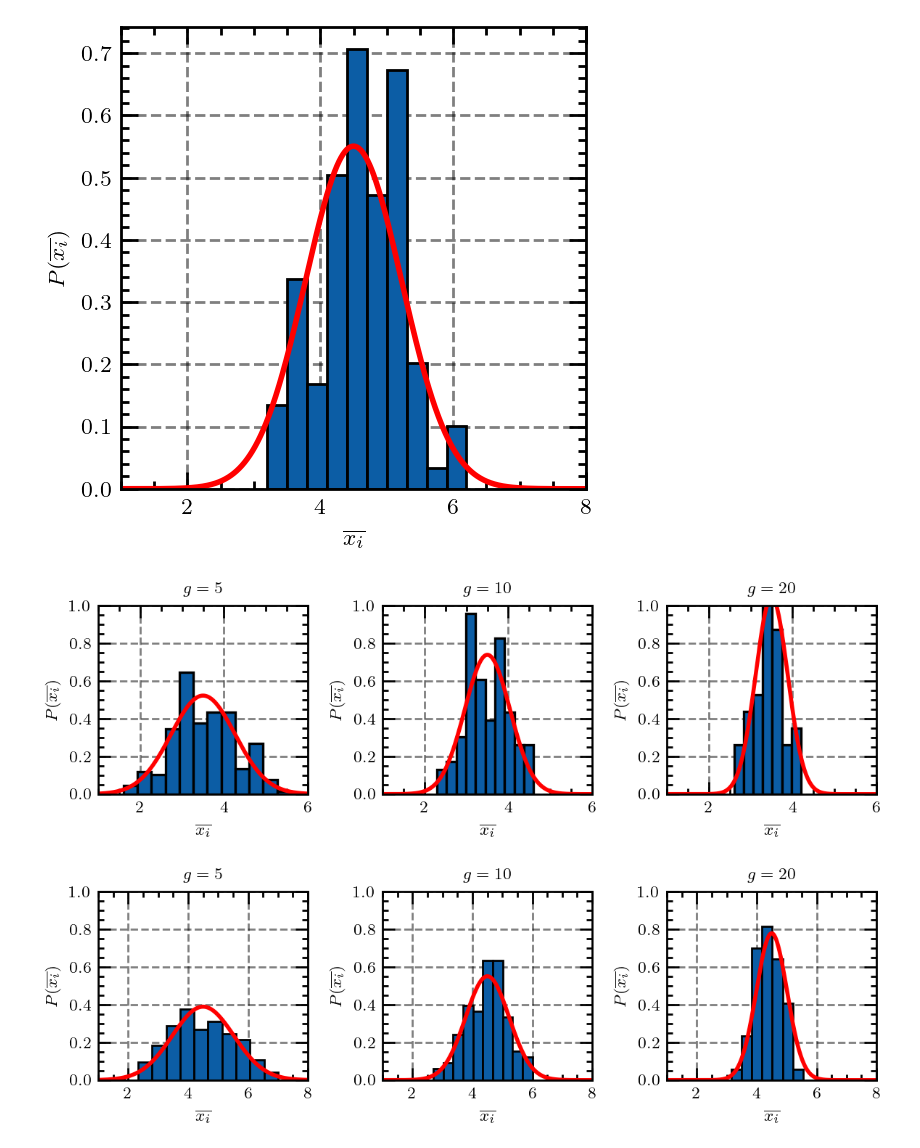
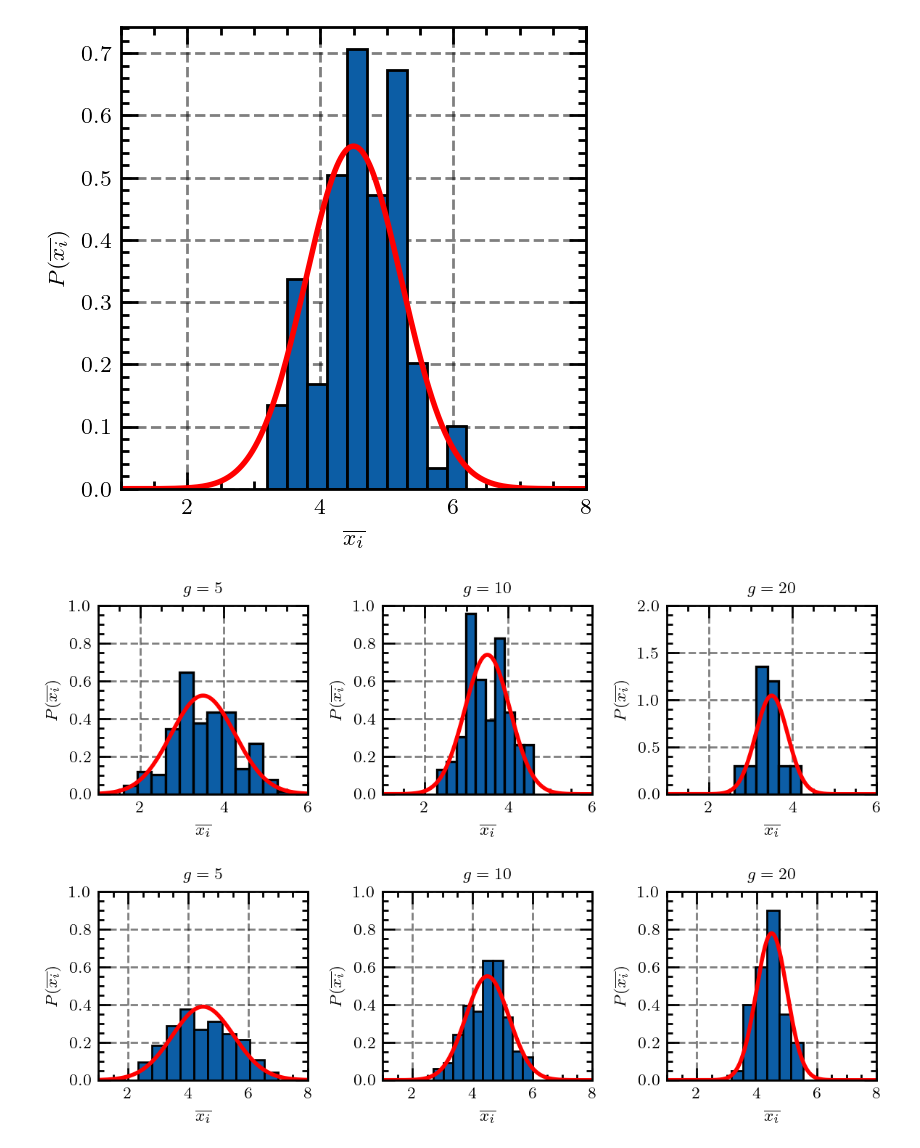
Before and after one commit to silvernuke911/Physics157, a Jupyter notebook: PHYSICS191 CODE/SET A/E2/central_limit.ipynb, the cells around one changed output. Saved outputs shown, nothing was run; the diff lists cells and outputs as text; code cells hidden in the pictures.

```diff
--- a/PHYSICS191 CODE/SET A/E2/central_limit.ipynb
+++ b/PHYSICS191 CODE/SET A/E2/central_limit.ipynb
@@ -155,7 +155,7 @@ d6 = pd.read_csv(r'C:\Users\verci\Documents\Python Code\Physics157\PHYSICS191 CO
 d8 = pd.read_csv(r'C:\Users\verci\Documents\Python Code\Physics157\PHYSICS191 CODE\SET A\E2\diffclt8.csv')
 
 rans = [5,10,20]
-binss = [12,10,7]
+binss = [12,10,6]
 fig, ax = plt.subplots(nrows = 1,ncols = 3, figsize = (6,2), dpi = dpiv)
 for i in range(3):
     ax[i].hist(
@@ -174,7 +174,7 @@ for i in range(3):
         color = 'r'
     )
     if i==2:
-        ax[i].set_ylim(0,1.5)
+        ax[i].set_ylim(0,2)
     else:
         ax[i].set_ylim(0,1)
     ax[i].set_xlim(1,6)
@@ -182,32 +182,32 @@ for i in range(3):
     ax[i].set_ylabel(r'$P(\overline{x_i})$')
     ax[i].set_title(f'$g = {rans[i]}$')
 plt.tight_layout()
 plt.show()
 
 fig, ax = plt.subplots(nrows = 1,ncols = 3, figsize = (6,2), dpi = dpiv)
 for i in range(3):
     ax[i].hist(
         d8[f'{rans[i]}'],
         bins = binss[i],
         edgecolor = 'k',
         linewidth = 1,
         density = True
     )
     x = np.arange(0,8,0.01)
     mu, sigma = clt(8,rans[i])
     pdf = norm.pdf(x, mu, sigma)
     ax[i].plot(
         x,
         pdf,
         color = 'r'
     )
     ax[i].set_ylim(0,1)
     ax[i].set_xlim(1,8)
     ax[i].set_xlabel(r'$\overline{x_i}$')
     ax[i].set_ylabel(r'$P(\overline{x_i})$')
     ax[i].set_title(f'$g = {rans[i]}$')
 plt.tight_layout()
 plt.show()
 # %% [output]
-[figure, old version]
+[figure, new version]
-[figure, old version]
+[figure, new version]
```
